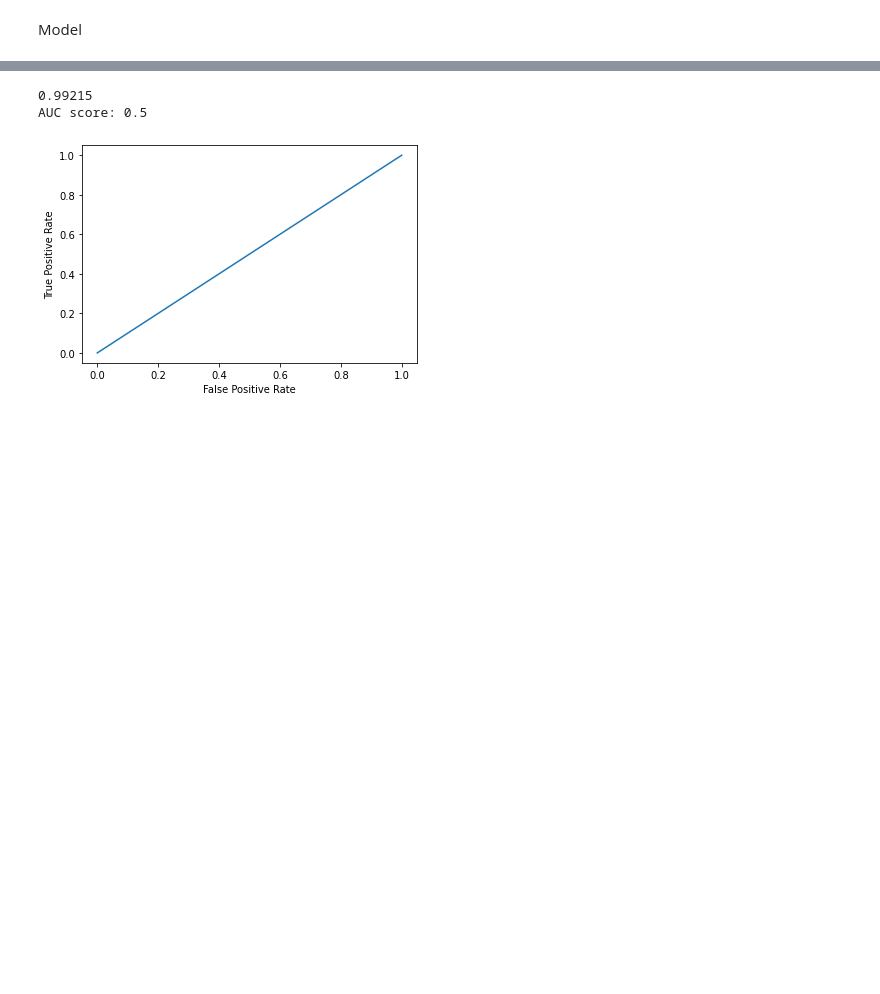
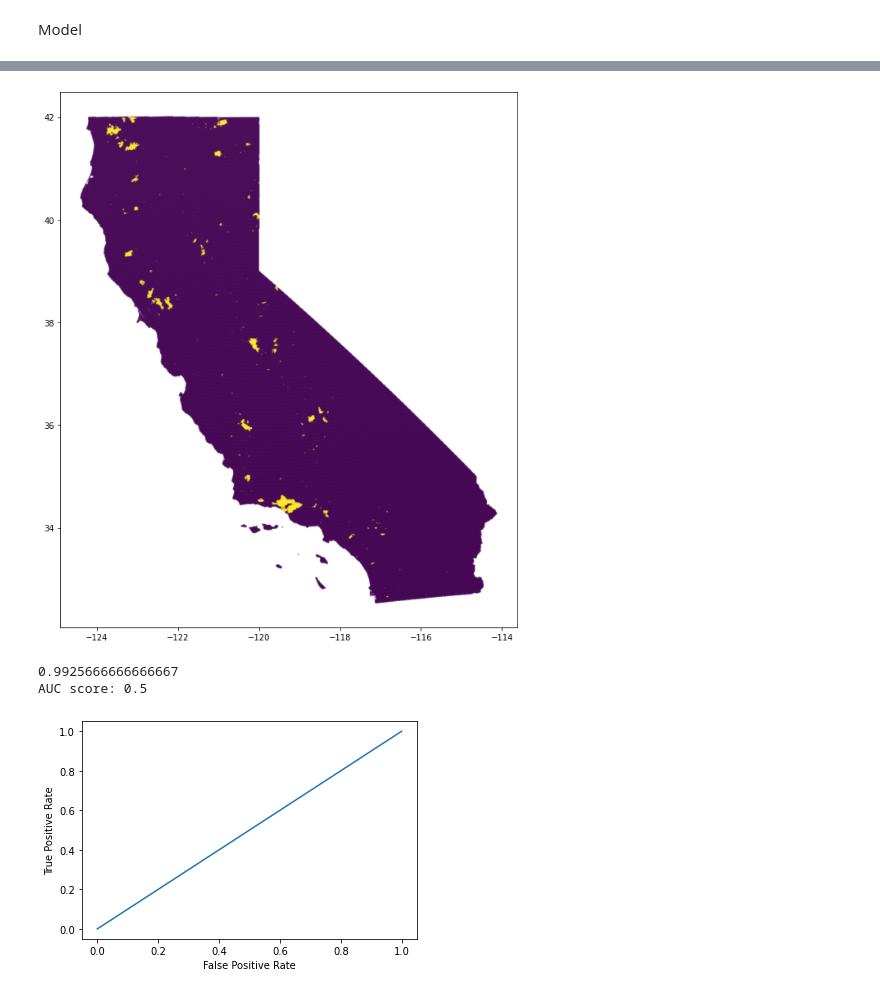
Before and after one commit to alvin-tu/PwC-LSTM-Capstone-Project, a Jupyter notebook: models/log_reg_nick.ipynb, the cells around one changed output, grey strips where cells are left out. Drawn from its saved outputs; the diff is of its cells as text; code cells hidden in the pictures; blank space fills up the shorter version.

```diff
--- a/models/log_reg_nick.ipynb
+++ b/models/log_reg_nick.ipynb
@@ -72,7 +111,14 @@ print(y_pred_prob)
+# %%
+#Ground truth
+fig = plt.figure(figsize=(10, 12))
+plt.scatter(coords['Longitude'], coords['Latitude'], alpha = 0.2, c = gt_2017['value'], s = 1)
+plt.show()
+# %% [output]
+[figure, added]
 # %%
-print(accuracy_score(y_valid, y_pred))
-plot_roc_curve(y_valid, y_pred)
+print(accuracy_score(y_test, y_pred))
+plot_roc_curve(y_test, y_pred)
 # %% [output]
-0.99215
+0.9925666666666667
 AUC score: 0.5
 [figure]
```
Also changed, not shown: parts of 9 cells of this notebook, 4 other files.
